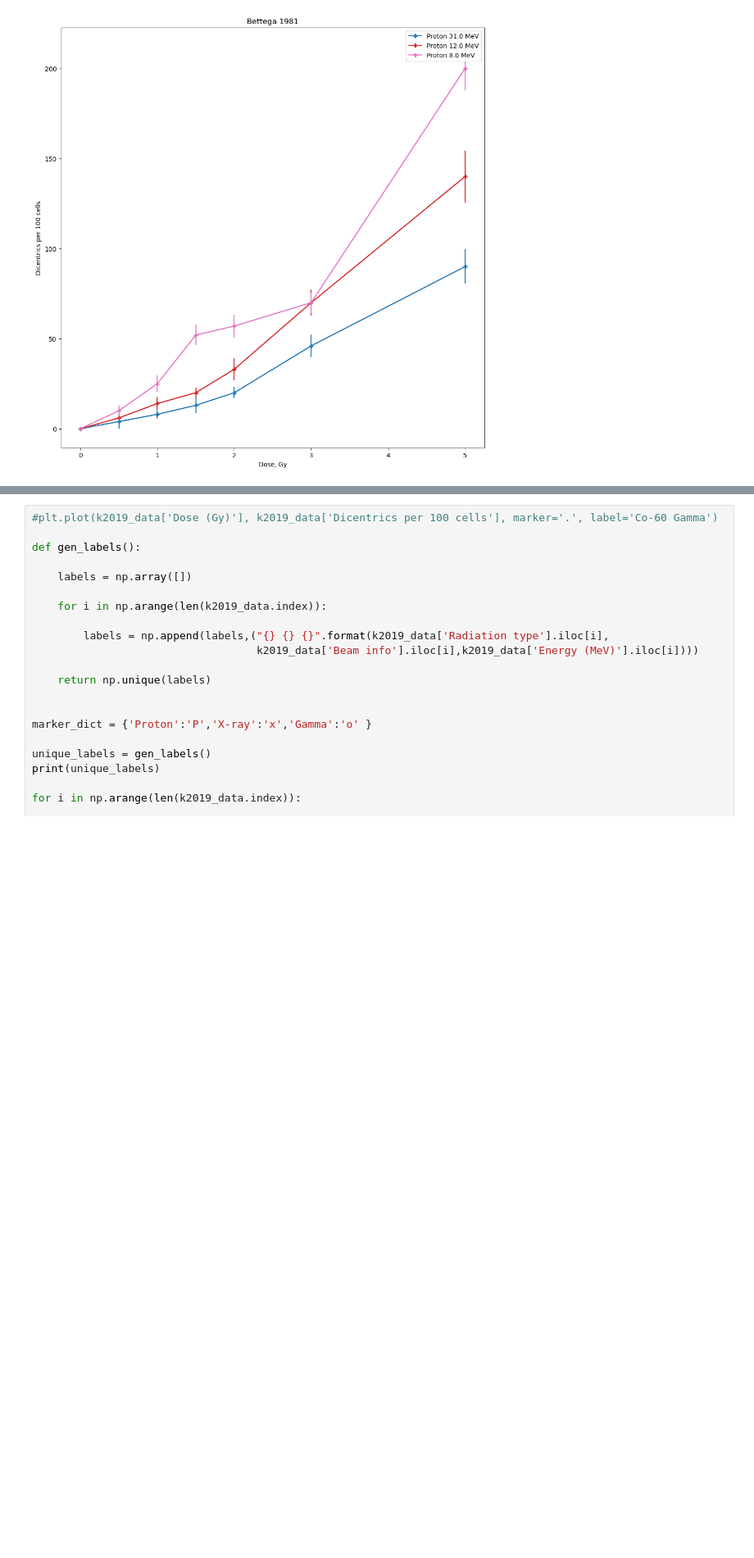
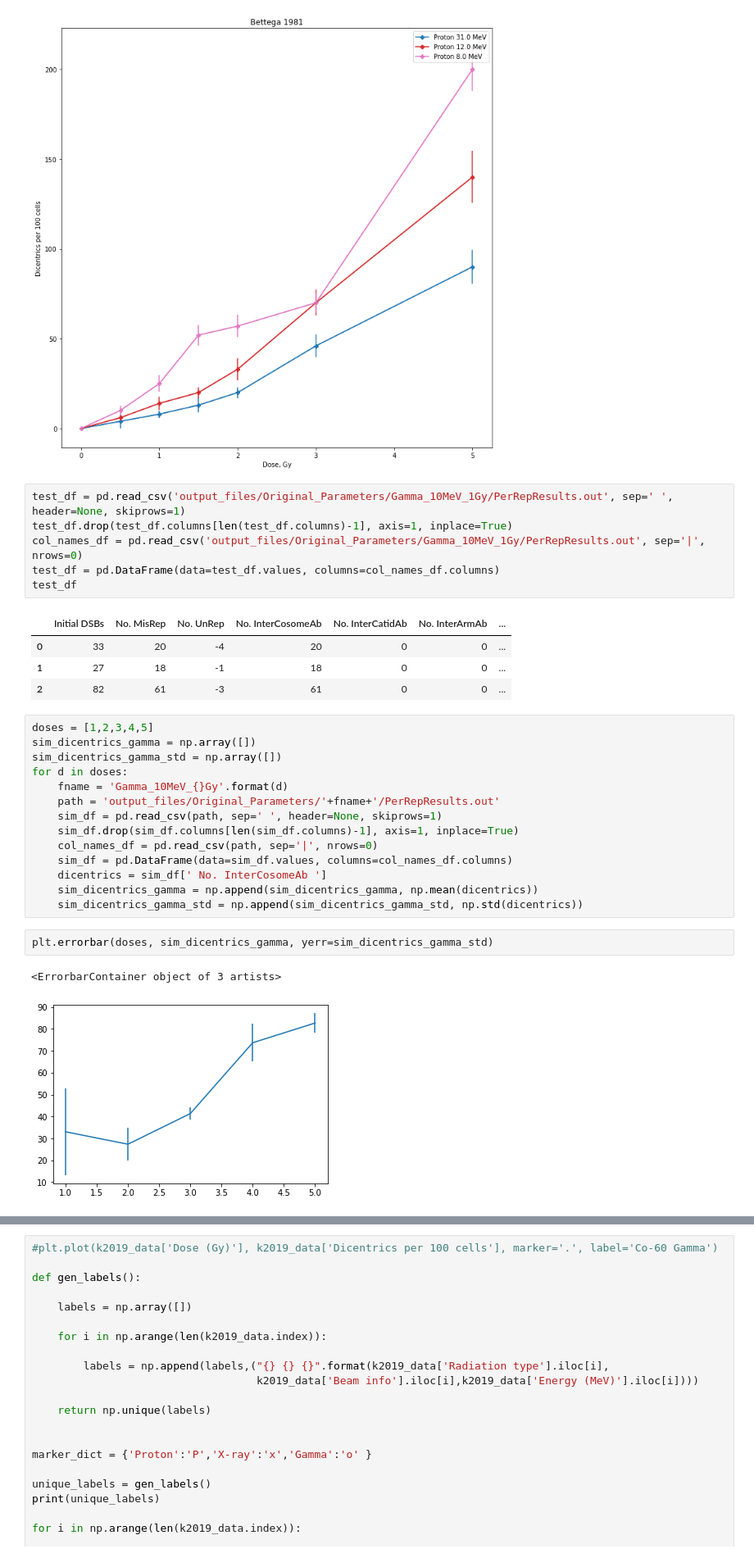
Before and after one commit to paulvautravers/MPhys-Sem-2, a Jupyter notebook: data_plotting.ipynb, the cells around one changed output, grey strips where cells are left out. Shown at 82% size. Saved outputs shown, nothing was run; the diff lists cells and outputs as text; blank space fills up the shorter version.

```diff
--- a/data_plotting.ipynb
+++ b/data_plotting.ipynb
@@ -119,3 +153,33 @@ plot_by_paper('Bettega 1981',dicentric_data)
 # %% [output]
 [3 4 5]
 [figure]
+# %%
+test_df = pd.read_csv('output_files/Original_Parameters/Gamma_10MeV_1Gy/PerRepResults.out', sep=' ', header=None, skiprows=1)
+test_df.drop(test_df.columns[len(test_df.columns)-1], axis=1, inplace=True)
+col_names_df = pd.read_csv('output_files/Original_Parameters/Gamma_10MeV_1Gy/PerRepResults.out', sep='|', nrows=0)
+test_df = pd.DataFrame(data=test_df.values, columns=col_names_df.columns)
+test_df
+# %% [output]
+|  | Initial DSBs | No. MisRep | No. UnRep | No. InterCosomeAb | No. InterCatidAb | No. InterArmAb | ... |
+| 0 | 33 | 20 | -4 | 20 | 0 | 0 | ... |
+| 1 | 27 | 18 | -1 | 18 | 0 | 0 | ... |
+| 2 | 82 | 61 | -3 | 61 | 0 | 0 | ... |
+# %%
+doses = [1,2,3,4,5]
+sim_dicentrics_gamma = np.array([])
+sim_dicentrics_gamma_std = np.array([])
+for d in doses:
+    fname = 'Gamma_10MeV_{}Gy'.format(d)
+    path = 'output_files/Original_Parameters/'+fname+'/PerRepResults.out'
+    sim_df = pd.read_csv(path, sep=' ', header=None, skiprows=1)
+    sim_df.drop(sim_df.columns[len(sim_df.columns)-1], axis=1, inplace=True)
+    col_names_df = pd.read_csv(path, sep='|', nrows=0)
+    sim_df = pd.DataFrame(data=sim_df.values, columns=col_names_df.columns)
+    dicentrics = sim_df[' No. InterCosomeAb ']
+    sim_dicentrics_gamma = np.append(sim_dicentrics_gamma, np.mean(dicentrics))
+    sim_dicentrics_gamma_std = np.append(sim_dicentrics_gamma_std, np.std(dicentrics))
+# %%
+plt.errorbar(doses, sim_dicentrics_gamma, yerr=sim_dicentrics_gamma_std)
+# %% [output]
+<ErrorbarContainer object of 3 artists>
+[figure, added]
```
Also changed, not shown: parts of 5 cells of this notebook.
